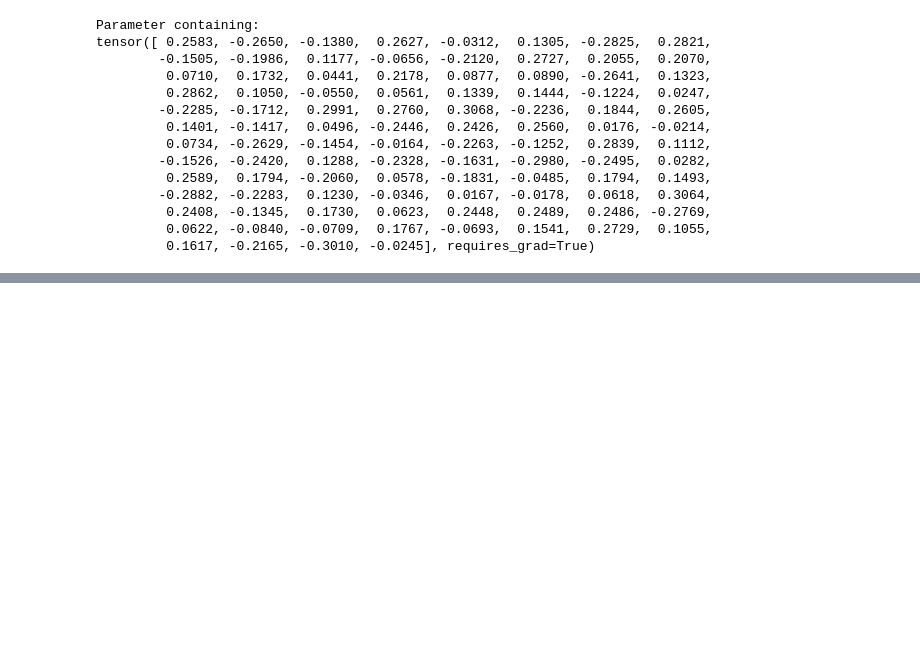
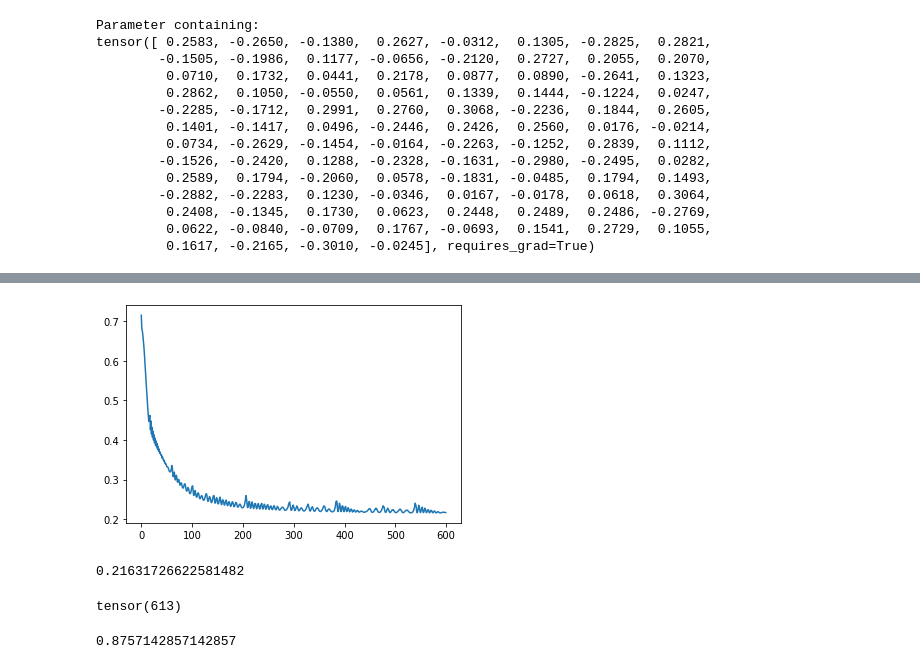
Before and after one commit to Devanshu24/crm, a Jupyter notebook: train.ipynb, the cells around one changed output, grey strips where cells are left out. Cells and saved outputs as stored; diff of their text form; code cells hidden in the pictures; blank space fills up the shorter version.

```diff
--- a/train.ipynb
+++ b/train.ipynb
@@ -320,2 +306,0 @@ tensor([6.], grad_fn=<StackBackward>)
-# %%
-loss = 0.1*n_o*n_o/2
@@ -351,0 +332,30 @@ RuntimeError: grad can be implicitly created only for scalar outputs
+# %%
+class MLP(nn.Module):
+    def __init__(self, inp_dim, out_dim):
+        super(MLP, self).__init__()
+        self.mlp = nn.Sequential(nn.Linear(inp_dim, 64), nn.ReLU(), nn.Linear(64, 32),nn.ReLU(), nn.Linear(32, 2))
+    def forward(self, x):
+        return self.mlp(x)
+# %%
+mlp = MLP(23, 2)
+# %%
+losses = []
+# %%
+num_epochs = 600
+optimizer = torch.optim.Adam(mlp.parameters(), lr=0.01)
+
+for i in range(num_epochs):
+    out = mlp(torch_dataset_inputs)
+    loss = F.cross_entropy(out, torch_dataset_outputs)
+    losses.append(loss.item())
+    loss.backward()
+    optimizer.step()
+    optimizer.zero_grad()
+plt.plot(losses)
+plt.show()
+# %% [output]
+[figure, added]
+# %%
+losses[-1]
+# %% [output]
+0.21631726622581482
@@ -351,0 +364,8 @@ RuntimeError: grad can be implicitly created only for scalar outputs
+# %%
+(torch.argmax(trained_out, dim=1) == torch_dataset_outputs).sum()
+# %% [output]
+tensor(613)
+# %%
+613/700
+# %% [output]
+0.8757142857142857
```
Also changed, not shown: parts of 20 cells of this notebook, 1 other file.
